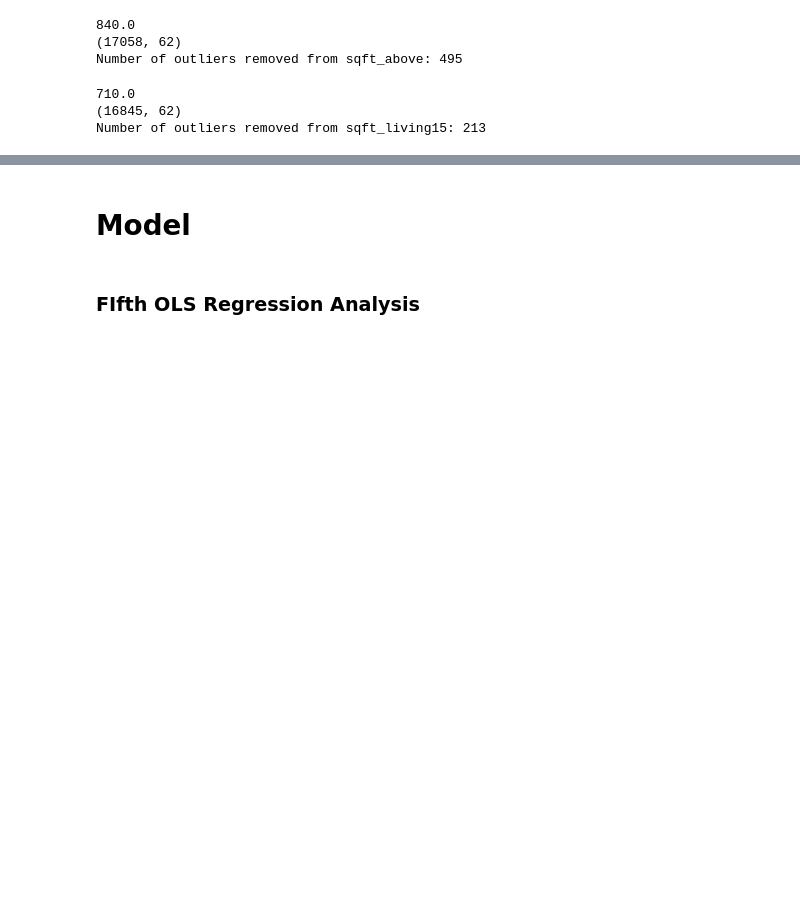
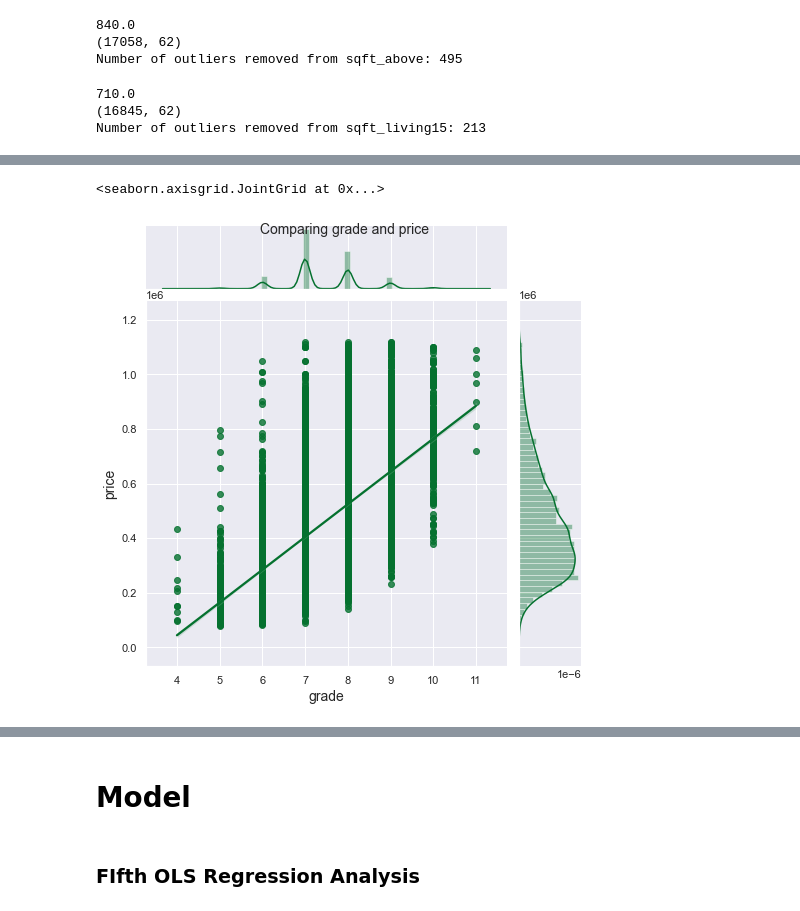
Before and after one commit to lauren-esser/King-County-Homes-Price-Factors, a Jupyter notebook: housing.ipynb, the cells around one changed output, grey strips where cells are left out. Cells and saved outputs as stored; diff of their text form; code cells hidden in the pictures; blank space fills up the shorter version.

```diff
--- a/housing.ipynb
+++ b/housing.ipynb
@@ -1192,0 +1203,5 @@ Number of outliers removed from sqft_living15: 213
+# %%
+joint_graphs(test, 'grade', target = 'price')
+# %% [output]
+<seaborn.axisgrid.JointGrid at 0x...>
+[figure, added]
```
Also changed, not shown: parts of 27 cells of this notebook, 14 other files.
